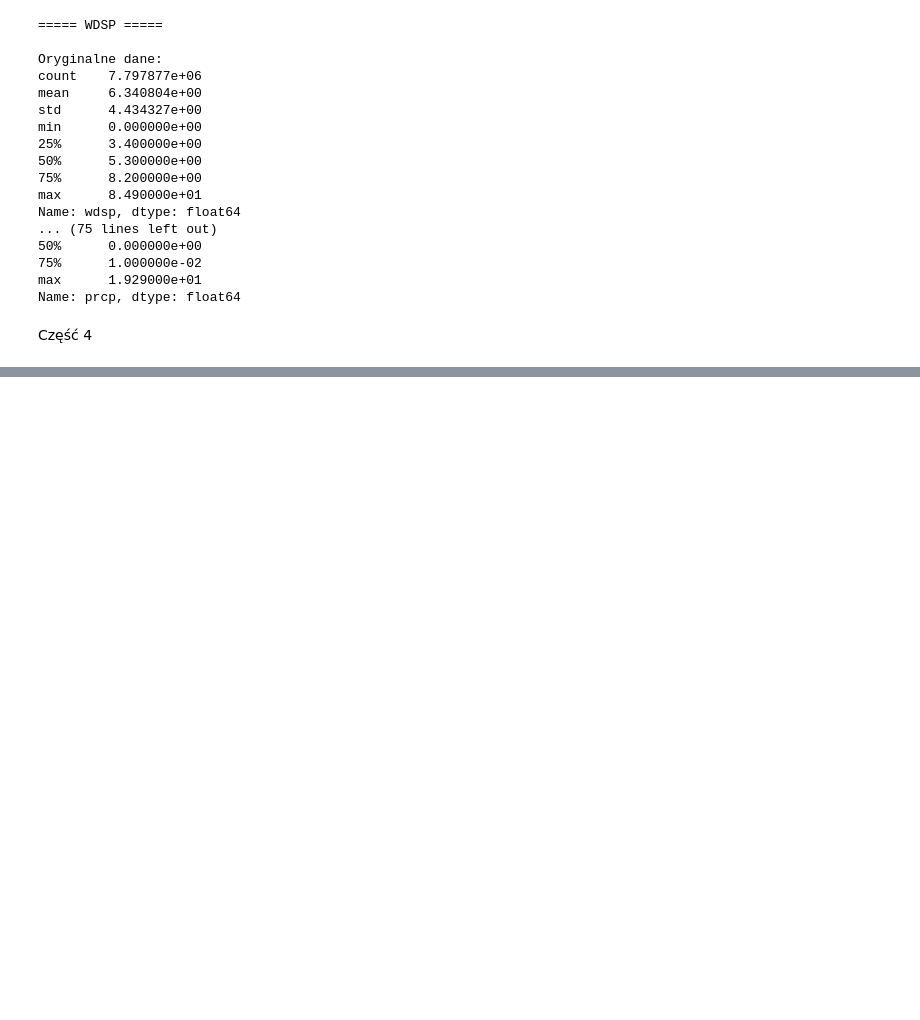
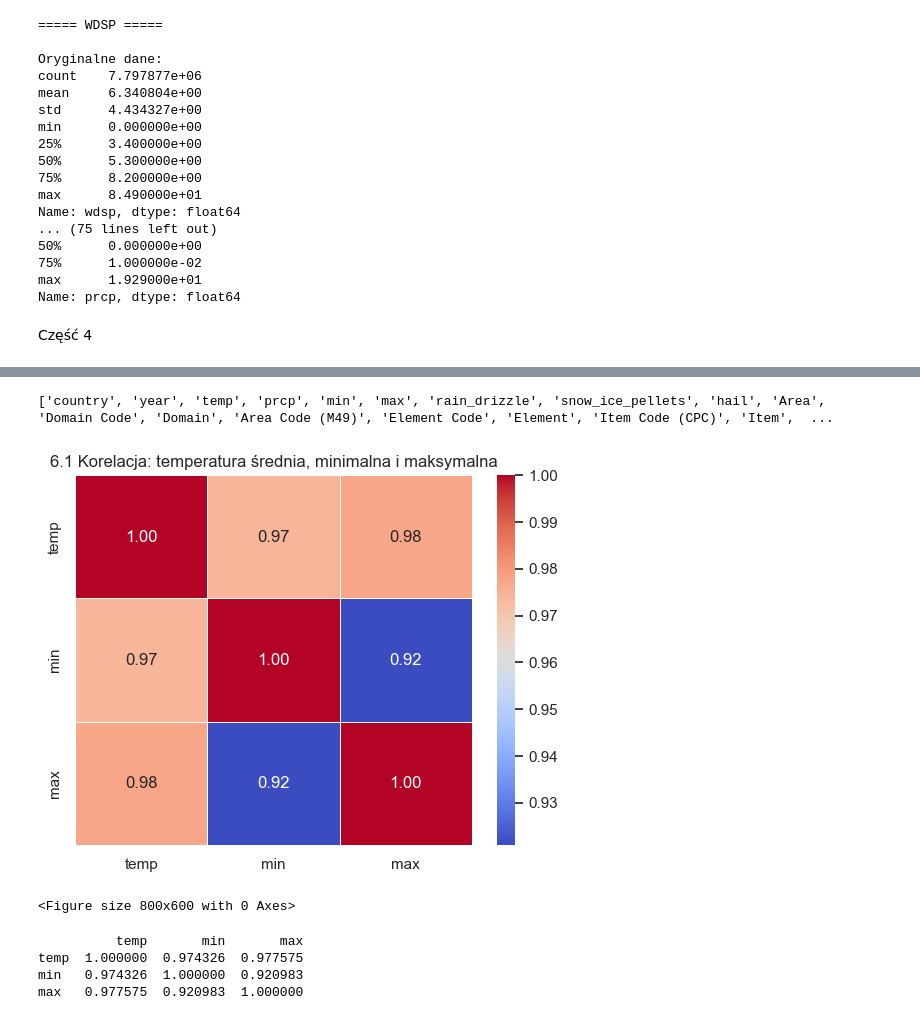
Before and after one commit to awalicki/Big_Data, a Jupyter notebook: Walicki_Dziuba_ZD2.ipynb, the cells around one changed output, grey strips where cells are left out. Saved outputs shown, nothing was run; the diff lists cells and outputs as text; code cells hidden in the pictures; blank space fills up the shorter version.

```diff
--- a/Walicki_Dziuba_ZD2.ipynb
+++ b/Walicki_Dziuba_ZD2.ipynb
@@ -516,0 +503,6 @@ plt.show()
+# %%
+import seaborn as sns
+df_2 = pd.read_csv('df_merged.csv')
+df = pd.read_csv('dfp5.csv')
+
+print(df.dtypes)
@@ -516,0 +527,32 @@ plt.show()
+# %%
+print(df.columns.tolist())
+# %% [output]
+['country', 'year', 'temp', 'prcp', 'min', 'max', 'rain_drizzle', 'snow_ice_pellets', 'hail', 'Area', 'Domain Code', 'Domain', 'Area Code (M49)', 'Element Code', 'Element', 'Item Code (CPC)', 'Item',  ...
+# %%
+def correlation_heatmap(dataframe, cols, title):
+    corr = dataframe[cols].corr(numeric_only=True)
+    sns.heatmap(corr, annot=True, cmap="coolwarm", fmt=".2f", linewidths=0.5)
+    plt.title(title)
+    plt.figure(figsize=(8, 6))
+    plt.tight_layout()
+    plt.show()
+
+    return corr
+# %%
+#6.1
+cols_61 = ["temp", "min", "max"]
+
+corr_61 = correlation_heatmap(
+    df,
+    cols_61,
+    "6.1 Korelacja: temperatura średnia, minimalna i maksymalna"
+)
+
+print(corr_61)
+# %% [output]
+[figure, added]
+<Figure size 800x600 with 0 Axes>
+          temp       min       max
+temp  1.000000  0.974326  0.977575
+min   0.974326  1.000000  0.920983
+max   0.977575  0.920983  1.000000
```
Also changed, not shown: parts of 8 cells of this notebook.
